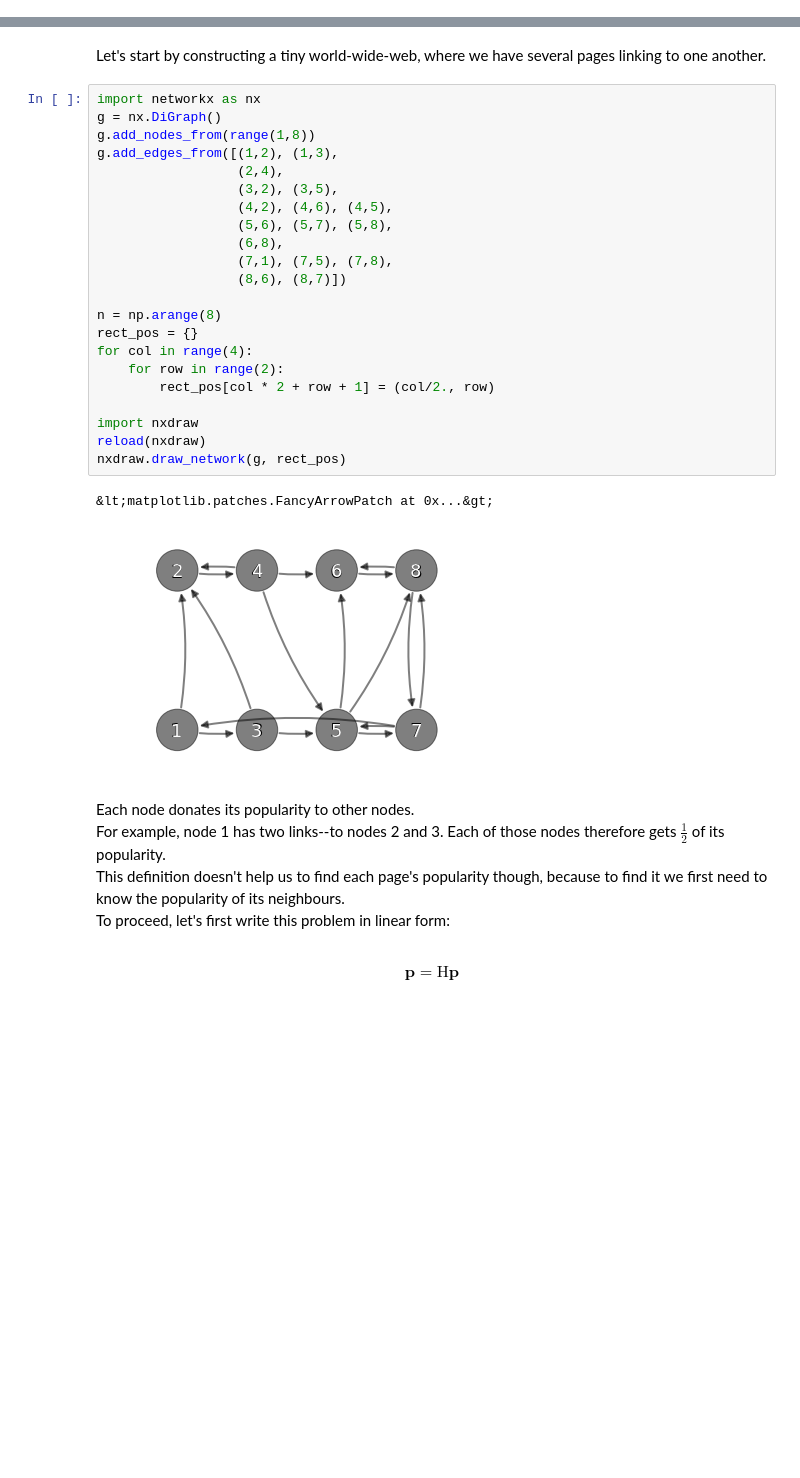
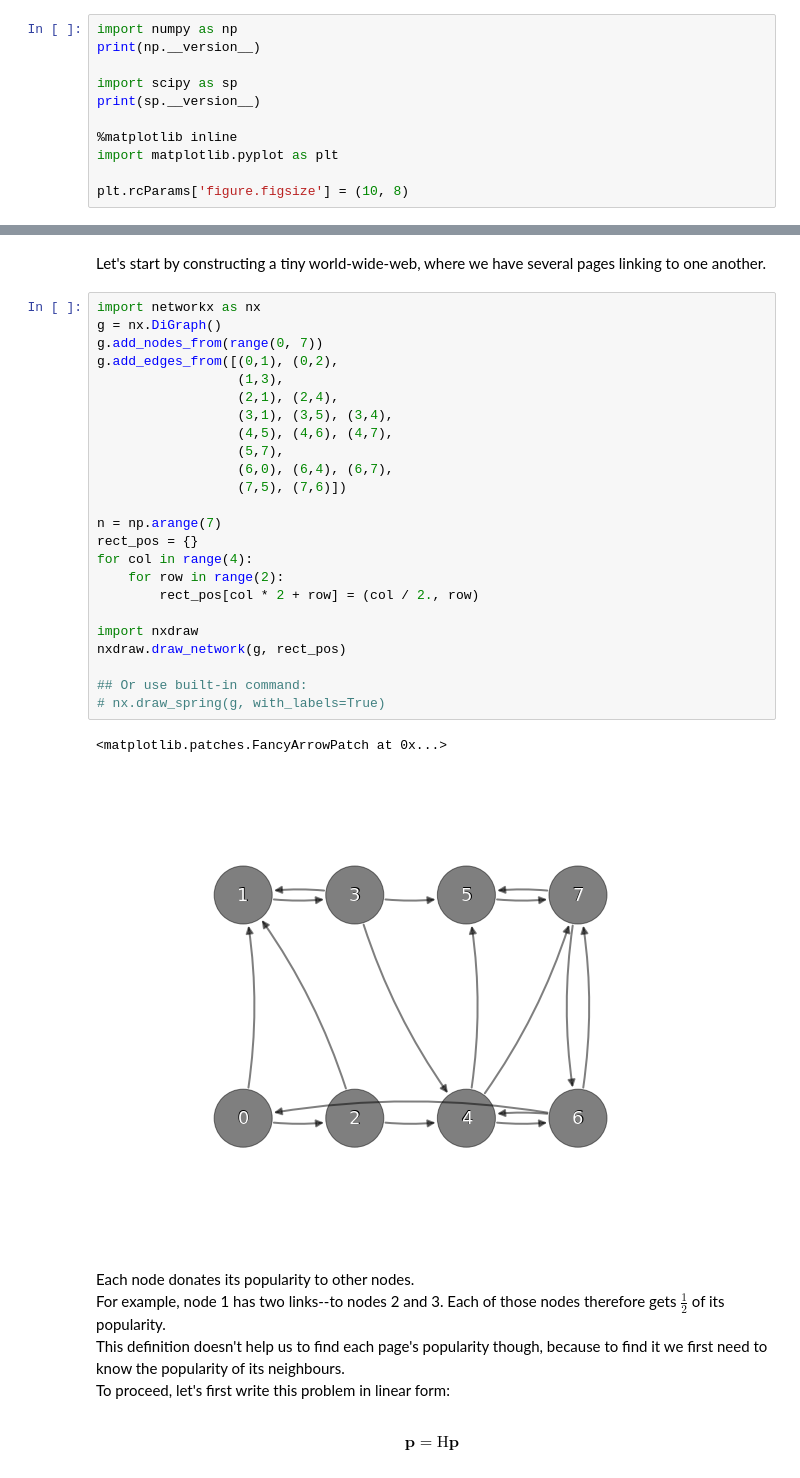
Before and after one commit to stefanv/teaching, a Jupyter notebook: 2011_euroscipy_paris_sci_comp_advanced/Scientific Computing Advanced.ipynb, the cells around one changed output, grey strips where cells are left out. Saved outputs shown, nothing was run; the diff lists cells and outputs as text; blank space fills up the shorter version.

```diff
--- a/2011_euroscipy_paris_sci_comp_advanced/Scientific Computing Advanced.ipynb
+++ b/2011_euroscipy_paris_sci_comp_advanced/Scientific Computing Advanced.ipynb
@@ -63,0 +59,11 @@ Image(filename='triceratops.jpg')
+# %%
+import numpy as np
+print(np.__version__)
+
+import scipy as sp
+print(sp.__version__)
+
+%matplotlib inline
+import matplotlib.pyplot as plt
+
+plt.rcParams['figure.figsize'] = (10, 8)
@@ -209,28 +248,30 @@ Let's start by constructing a tiny world-wide-web, where we have several pages l
 # %%
 import networkx as nx
 g = nx.DiGraph()
-g.add_nodes_from(range(1,8))
-g.add_edges_from([(1,2), (1,3),
-                  (2,4),
-                  (3,2), (3,5),
-                  (4,2), (4,6), (4,5),
-                  (5,6), (5,7), (5,8),
-                  (6,8),
-                  (7,1), (7,5), (7,8),
-                  (8,6), (8,7)])
+g.add_nodes_from(range(0, 7))
+g.add_edges_from([(0,1), (0,2),
+                  (1,3),
+                  (2,1), (2,4),
+                  (3,1), (3,5), (3,4),
+                  (4,5), (4,6), (4,7),
+                  (5,7),
+                  (6,0), (6,4), (6,7),
+                  (7,5), (7,6)])
 
-n = np.arange(8)
+n = np.arange(7)
 rect_pos = {}
 for col in range(4):
     for row in range(2):
-        rect_pos[col * 2 + row + 1] = (col/2., row)
+        rect_pos[col * 2 + row] = (col / 2., row)
 
 import nxdraw
-reload(nxdraw)
 nxdraw.draw_network(g, rect_pos)
+
+## Or use built-in command:
+# nx.draw_spring(g, with_labels=True)
 # %% [output]
-&lt;matplotlib.patches.FancyArrowPatch at 0x...&gt;
+<matplotlib.patches.FancyArrowPatch at 0x...>
-[figure, old version]
+[figure, new version]
 # %% [markdown]
 Each node donates its popularity to other nodes.
 <br/>
```
Also changed, not shown: parts of 29 cells of this notebook.
